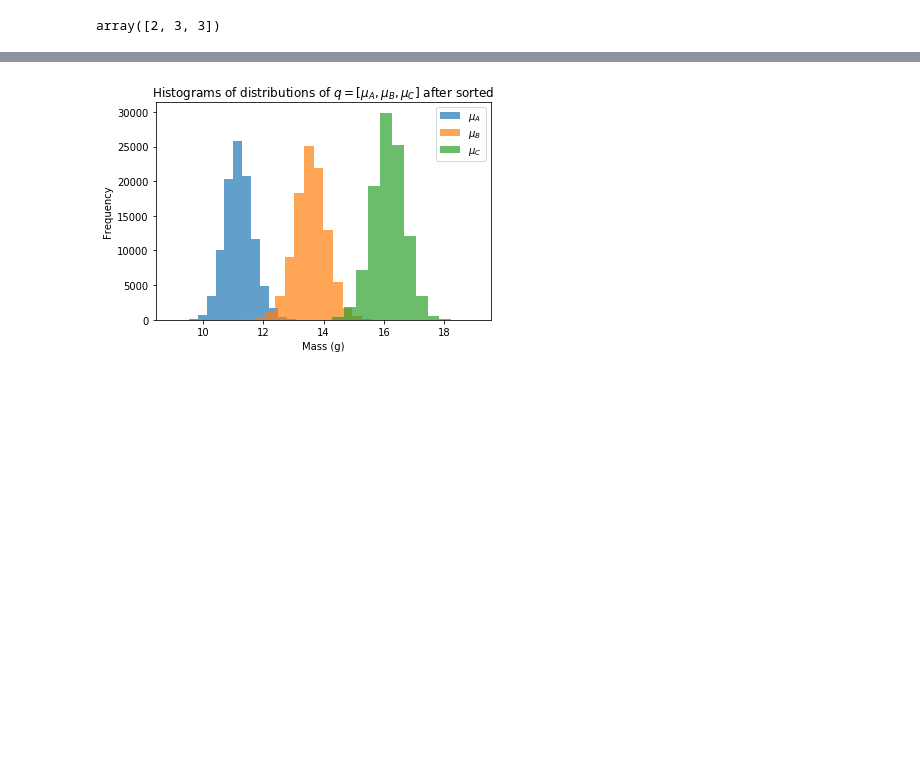
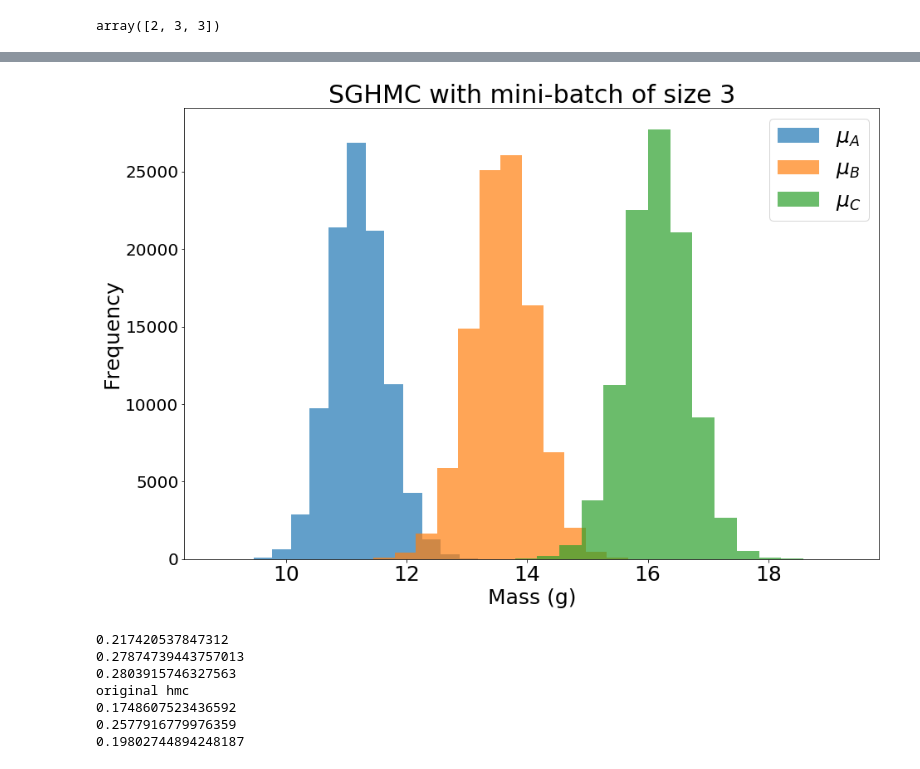
Before and after one commit to mohammeddonia/RSCAM-GradNoise, a Jupyter notebook: Tomatoes Testing.ipynb, the cells around one changed output, grey strips where cells are left out. Cells and saved outputs as stored; diff of their text form; code cells hidden in the pictures; blank space fills up the shorter version.

```diff
--- a/Tomatoes Testing.ipynb
+++ b/Tomatoes Testing.ipynb
@@ -281,3 +298,13 @@ def run_simulation_with_noise( q0,p0, Nsteps, h, step_function, Y, batch_size):
     t_traj = np.array(t_traj)
 
     return q_traj, p_traj, t_traj
+# %%
+
+Nsteps = 100000
+h = 0.2
+
+tic = time.clock()
+# Run one long trajectory of Nsteps, using the ABO scheme
+q_traj_noise, p_traj, t_traj = run_simulation_with_noise(q0, p0, Nsteps , h, HMC_with_noise, Y, 3)
+toc = time.clock()
+print(toc - tic)
@@ -501,5 +576,8 @@ def run_simulation_sghmc( q0,p0, Nsteps, h, step_function, Y, batch_size):
 Nsteps = 100000
 h = 0.2
 
+tic = time.clock()
 # Run one long trajectory of Nsteps, using the ABO scheme
-q_traj_noise, p_traj, t_traj = run_simulation_sghmc(q0, p0, Nsteps , h, SGHMC, Y, 3)
+q_traj_sghmc, p_traj, t_traj = run_simulation_sghmc(q0, p0, Nsteps , h, SGHMC, Y, 3)
+toc = time.clock()
+print(toc - tic)
@@ -549,20 +621,36 @@ plt.show()
 # %%
-n = q_traj_noise.shape[0]  # get number of time steps
-q_traj_sorted = q_traj_noise.copy()
+n = q_traj_sghmc.shape[0]  # get number of time steps
+q_traj_sorted_sghmc = q_traj_sghmc.copy()
 
 for k in range(n):
-    q_traj_sorted[k] = np.sort(q_traj_noise[k])
+    q_traj_sorted_sghmc[k] = np.sort(q_traj_sghmc[k])
 
-plt.hist(q_traj_sorted[:,0], bins=15,label='$\mu_A$', alpha=0.7)
-plt.hist(q_traj_sorted[:,1], bins=15, label='$\mu_B$',alpha=0.7)
-plt.hist(q_traj_sorted[:,2], bins=15, label='$\mu_C$',alpha=0.7)
-plt.title('Histograms of distributions of $q = [\mu_A, \mu_B, \mu_C]$ after sorted')
+plt.figure(figsize=[15,10])
+plt.hist(q_traj_sorted_sghmc[:,0], bins=15,label='$\mu_A$', alpha=0.7)
+plt.hist(q_traj_sorted_sghmc[:,1], bins=15, label='$\mu_B$',alpha=0.7)
+plt.hist(q_traj_sorted_sghmc[:,2], bins=15, label='$\mu_C$',alpha=0.7)
+plt.title('SGHMC with mini-batch of size 3')
 plt.xlabel('Mass (g)')
 plt.ylabel('Frequency')
 plt.legend()
 plt.show()
+
+print(np.var(q_traj_sorted_sghmc[:,0]))
+print(np.var(q_traj_sorted_sghmc[:,1]))
+print(np.var(q_traj_sorted_sghmc[:,2]))
+print('original hmc')
+print(np.var(q_traj_sorted[:,0]))
+print(np.var(q_traj_sorted[:,1]))
+print(np.var(q_traj_sorted[:,2]))
 # %% [output]
-[figure, old version]
+[figure, new version]
+0.217420537847312
+0.27874739443757013
+0.2803915746327563
+original hmc
+0.1748607523436592
+0.2577916779976359
+0.19802744894248187
 # %%
 # Adding noise to full gradient with known covariance to test SGHMC method
 
```
Also changed, not shown: parts of 21 cells of this notebook, 1 other file.
